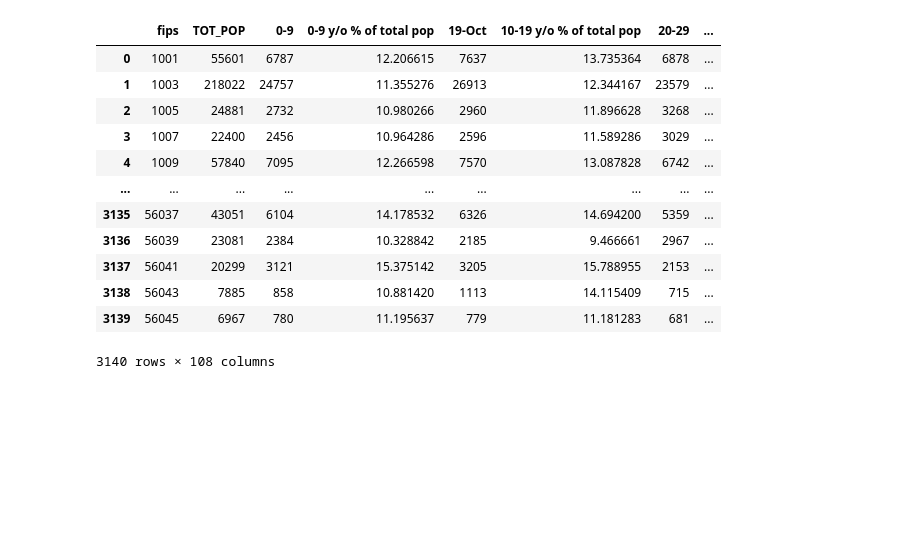
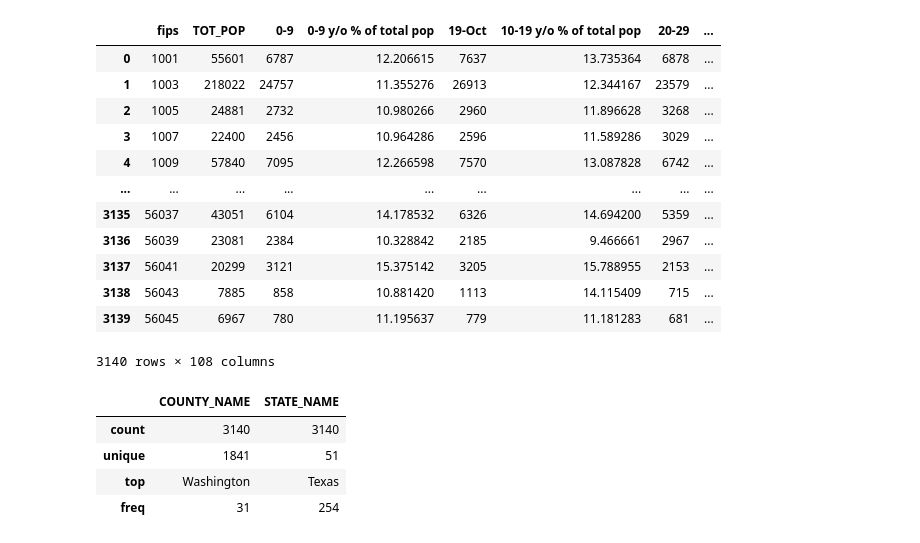
Before and after one commit to Valenfrc/modelos_lineales_regularizados, a Jupyter notebook: src/explore.ipynb, the cells around one changed output. Drawn from its saved outputs; the diff is of its cells as text; code cells hidden in the pictures; blank space fills up the shorter version.

```diff
--- a/src/explore.ipynb
+++ b/src/explore.ipynb
@@ -65,6 +65,14 @@ memory usage: 2.6+ MB
 | 3138 | 56043 | 7885 | 858 | 10.881420 | 1113 | 14.115409 | 715 | ... |
 | 3139 | 56045 | 6967 | 780 | 11.195637 | 779 | 11.181283 | 681 | ... |
 3140 rows × 108 columns
+# %%
+df.describe(include='O')
+# %% [output]
+|  | COUNTY_NAME | STATE_NAME |
+| count | 3140 | 3140 |
+| unique | 1841 | 51 |
+| top | Washington | Texas |
+| freq | 31 | 254 |
 # %%
 #empezare a analizar las variables categoricas
 
```
Also changed, not shown: parts of 1 cell of this notebook.
